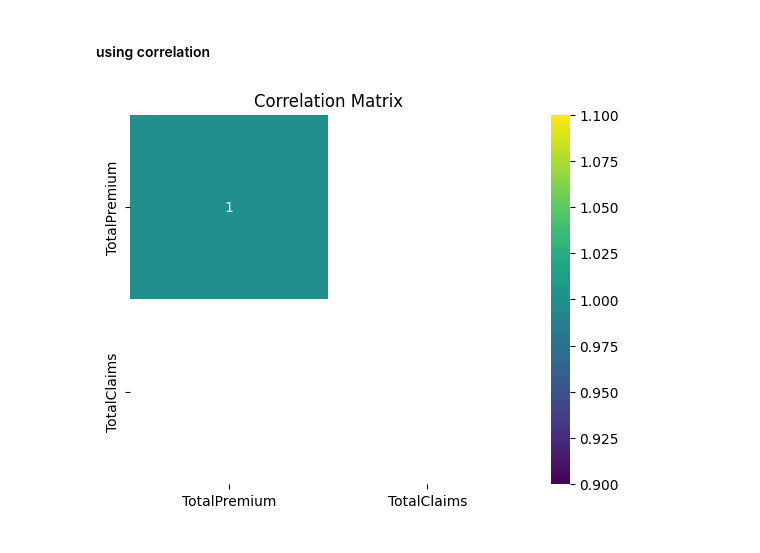
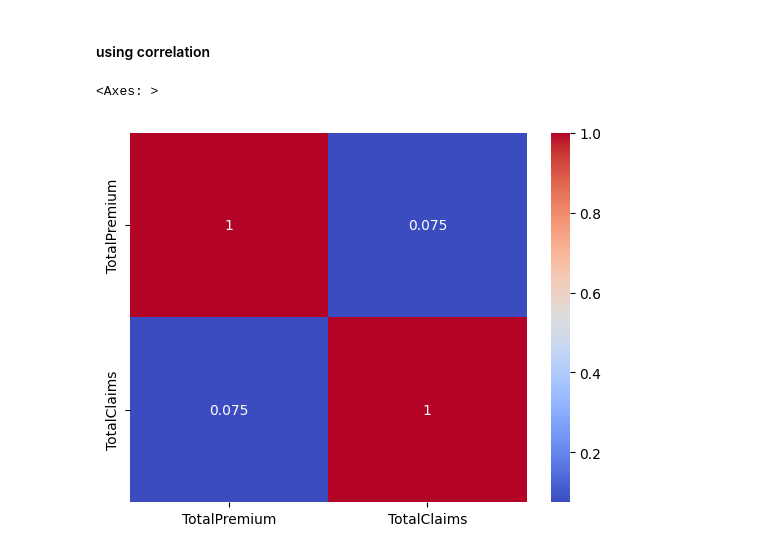
Before and after one commit to GuleWako/10Acadamey-week-3-Insurance-data-Analysis, a Jupyter notebook: notebooks/insurance_analysis.ipynb, the cells around one changed output. Cells and saved outputs as stored; diff of their text form; code cells hidden in the pictures.

```diff
--- a/notebooks/insurance_analysis.ipynb
+++ b/notebooks/insurance_analysis.ipynb
@@ -446,9 +291,12 @@ import seaborn as sns
 # %% [markdown]
 #### using correlation
+# %%
+import seaborn as sns
+insurance_data['TransactionMonth'] = pd.to_datetime(insurance_data['TransactionMonth'])
+grouped_data = insurance_data.groupby(['TransactionMonth','PostalCode'])[['TotalPremium','TotalClaims']].mean().reset_index()
 # %%
-correlation_matrix = insurance_data[['TotalPremium','TotalClaims']].corr()
-sns.heatmap(correlation_matrix, annot=True, cmap='viridis')
-plt.title('Correlation Matrix')
-plt.show()
+correlation_data = grouped_data[['TotalPremium','TotalClaims']].corr()
+sns.heatmap(correlation_data,annot=True,cmap='coolwarm')
 # %% [output]
+<Axes: >
-[figure, old version]
+[figure, new version]
```
Also changed, not shown: parts of 25 cells of this notebook, 1 other file.
